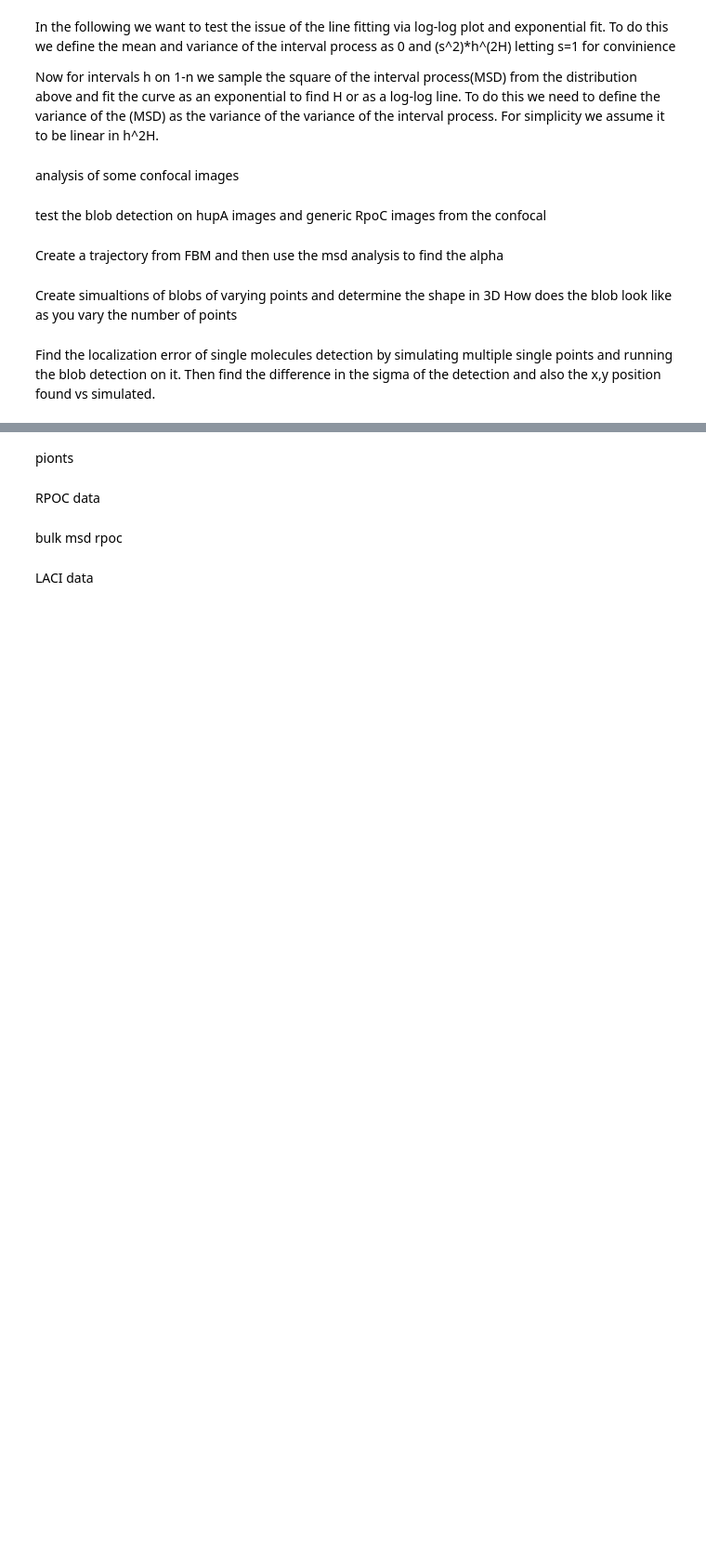
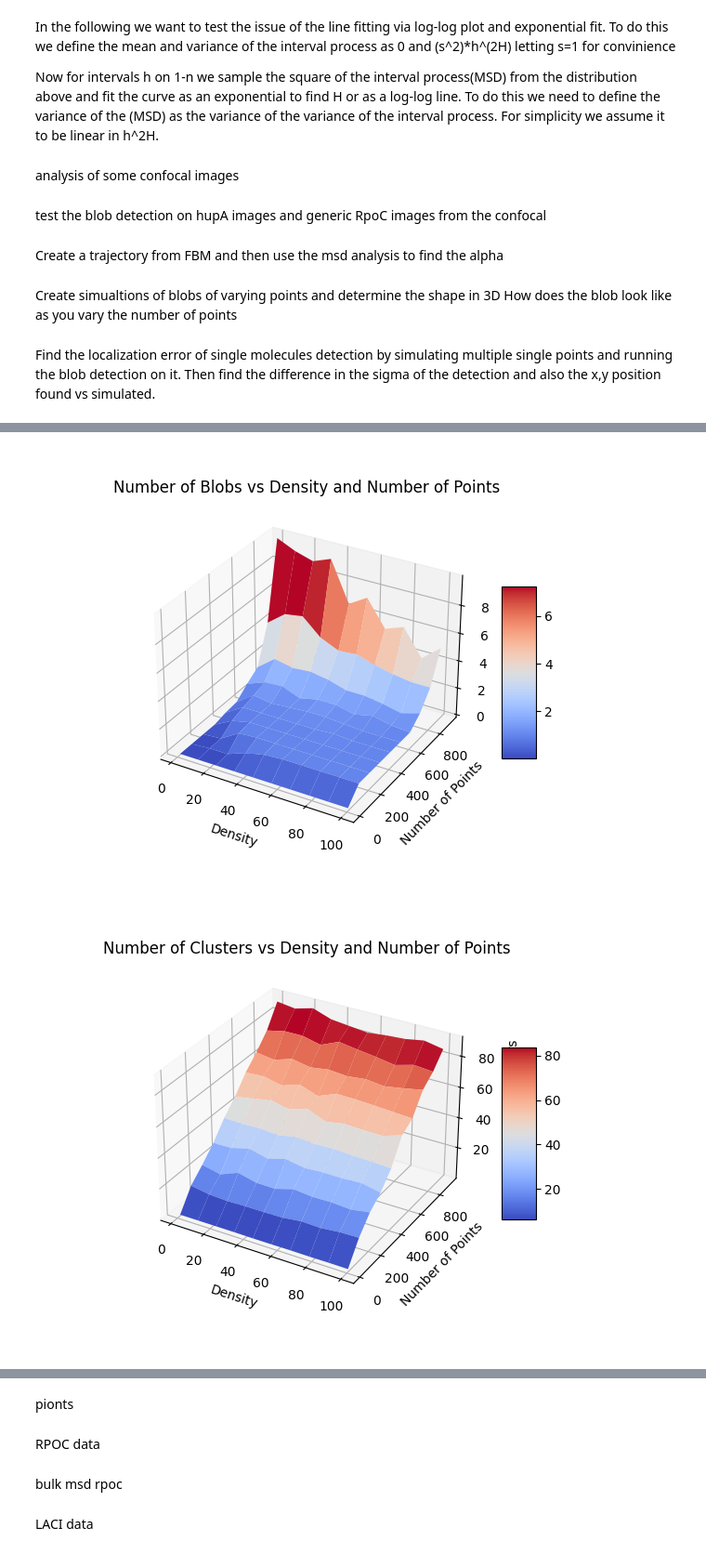
Before and after one commit to joemans3/Single_Particle_Analysis, a Jupyter notebook: Density_Map.ipynb, the cells around one changed output, grey strips where cells are left out. Shown at 93% size. Cells and saved outputs as stored; diff of their text form; code cells hidden in the pictures; blank space fills up the shorter version.

```diff
--- a/Density_Map.ipynb
+++ b/Density_Map.ipynb
@@ -2176,0 +2540,50 @@ plt.show()
+# %%
+#plot the number of blobs and clusters as a function of density and number of points in a 3d plot
+xv, yv = np.meshgrid(density_scan, point_scan)
+from matplotlib import cm
+fig = plt.figure()
+ax = fig.add_subplot(111, projection='3d')
+a1 = ax.plot_surface(xv.T,yv.T,num_blobs,cmap=cm.coolwarm)
+ax.set_xlabel("Density")
+ax.set_ylabel("Number of Points")
+ax.set_zlabel("Number of Blobs")
+plt.title("Number of Blobs vs Density and Number of Points")
+fig.colorbar(a1,shrink=0.5, aspect=5)
+plt.show()
+
+fig = plt.figure()
+ax = fig.add_subplot(111, projection='3d')
+a2 = ax.plot_surface(xv.T,yv.T,num_clusters,cmap=cm.coolwarm)
+ax.set_xlabel("Density")
+ax.set_ylabel("Number of Points")
+ax.set_zlabel("Number of Clusters")
+plt.title("Number of Clusters vs Density and Number of Points")
+fig.colorbar(a2,shrink=0.5, aspect=5)
+plt.show()
+
+#plot the error in blob size as a function of density and number of points in a 3d plot
+#relace all np.nan with -1
+min_blob_error[np.isnan(min_blob_error)] = -1
+fig = plt.figure()
+ax = fig.add_subplot(111, projection='3d')
+a3 = ax.plot_surface(xv.T,yv.T,min_blob_error,cmap=cm.coolwarm)
+ax.set_xlabel("Density")
+ax.set_ylabel("Number of Points")
+ax.set_zlabel("Error in Blob Size")
+plt.title("Error in Blob Size vs Density and Number of Points")
+fig.colorbar(a3,shrink=0.5, aspect=5)
+plt.show()
+
+dict = {"doc": "There is 2 independent parameters 1) point_scan, 2) density_scan \n and 3 dependent parameters 1) num_blobs, 2) num_clusters, 3) min_blob_error.",
+        "point_scan":point_scan,
+        "density_scan":density_scan,
+        "num_blobs":num_blobs,
+        "num_clusters":num_clusters,
+        "min_blob_error":min_blob_error}
+
+#save the dictionary as a pickle file
+with open("/Users/baljyot/Documents/2022-2023/PhD_Thesis/pickled_data/num_blobs_clusters.pkl","wb") as f:
+        pickle.dump(dict,f)
+# %% [output]
+[figure, added]
+[figure, added]
```
Also changed, not shown: parts of 8 cells of this notebook.
